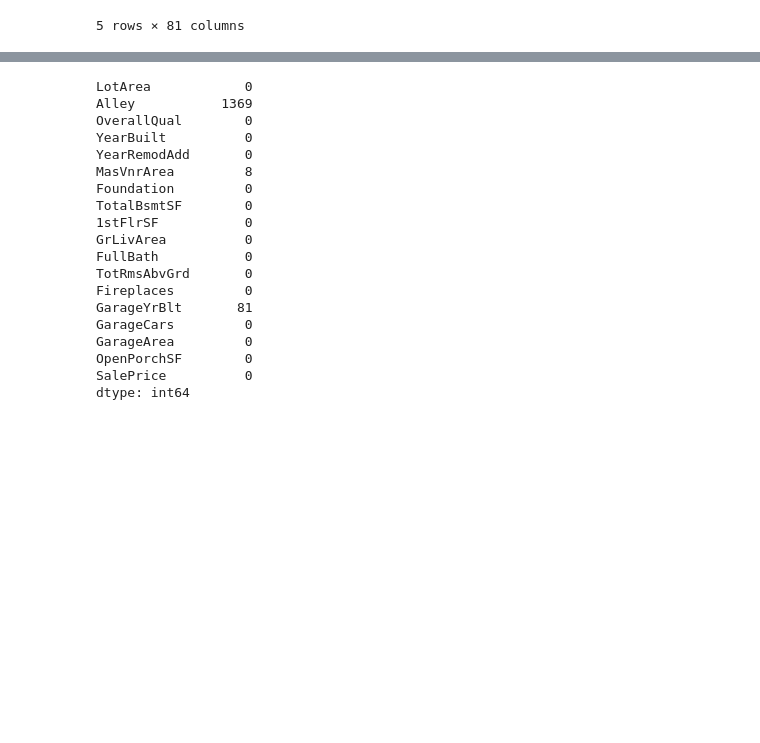
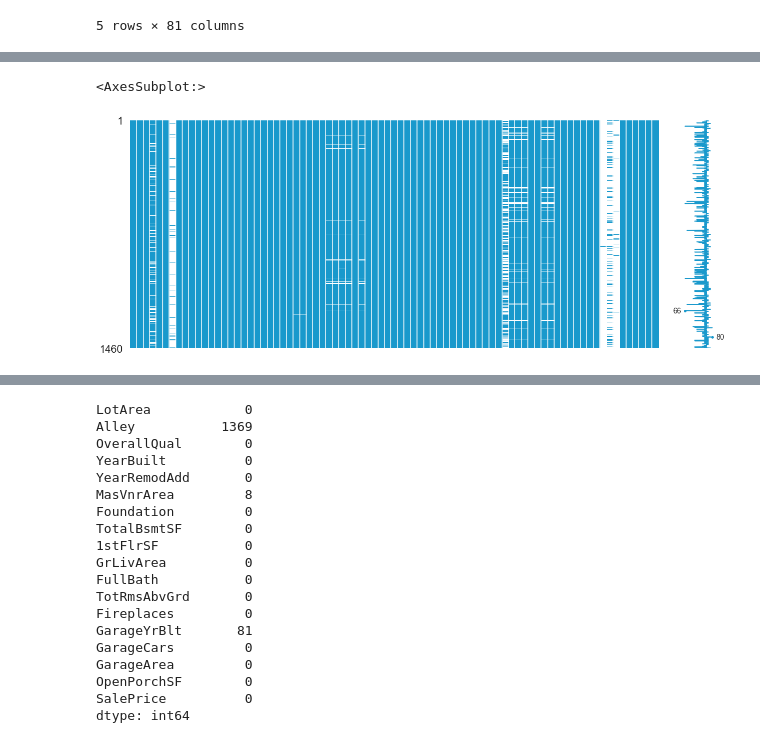
Before and after one commit to YuLim2/Kaggle, a Jupyter notebook: House_Price/house_price_regression.ipynb, the cells around one changed output, grey strips where cells are left out. Drawn from its saved outputs; the diff is of its cells as text; code cells hidden in the pictures; blank space fills up the shorter version.

```diff
--- a/House_Price/house_price_regression.ipynb
+++ b/House_Price/house_price_regression.ipynb
@@ -20,5 +25,6 @@ warnings.filterwarnings('ignore')
 # %%
 # dataset
-df_train_o = pd.read_csv('./train.csv')
-df_test_o = pd.read_csv('./test.csv')
+df_train = pd.read_csv('./train.csv')
+df_test = pd.read_csv('./test.csv')
+ids = df_test['Id'].values
 # %%
@@ -53,0 +67,5 @@ sns.heatmap(heatmap_d1.astype(float).corr(), linewidths=0.1, vmax=1.0,
+# %%
+msno.matrix(df=df_train.iloc[:, :], figsize=(20, 8), color=(0.1, 0.6, 0.8))
+# %% [output]
+<AxesSubplot:>
+[figure, added]
```
Also changed, not shown: parts of 44 cells of this notebook.
